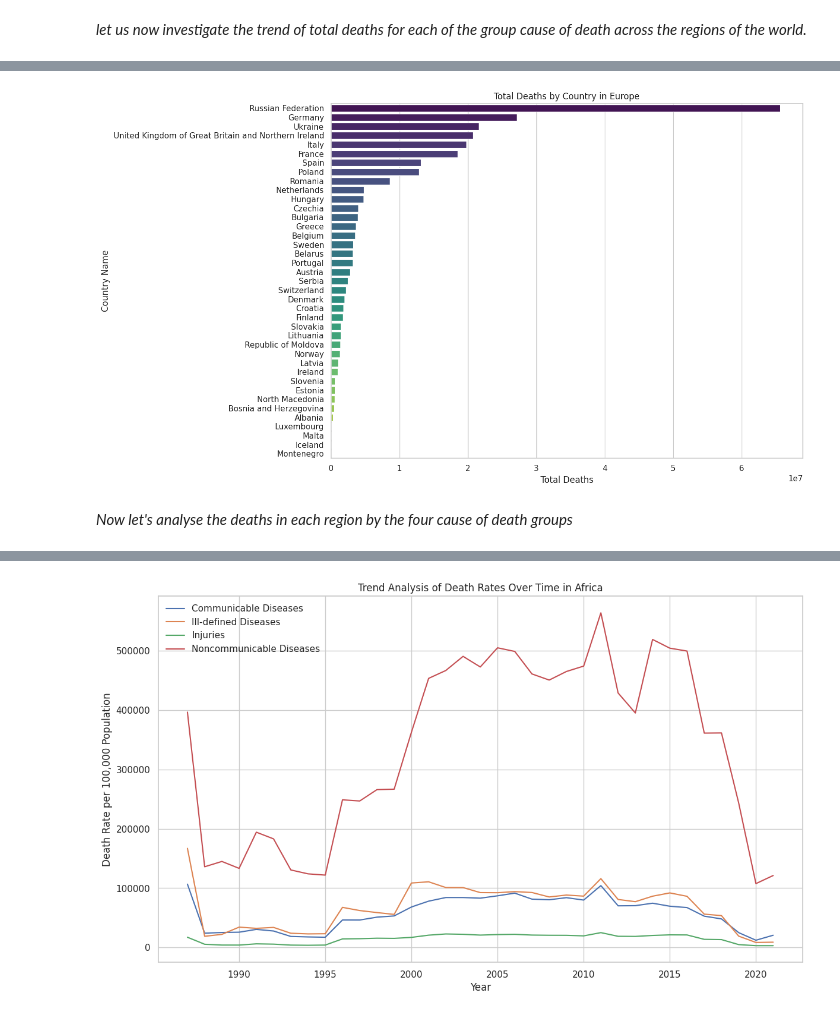
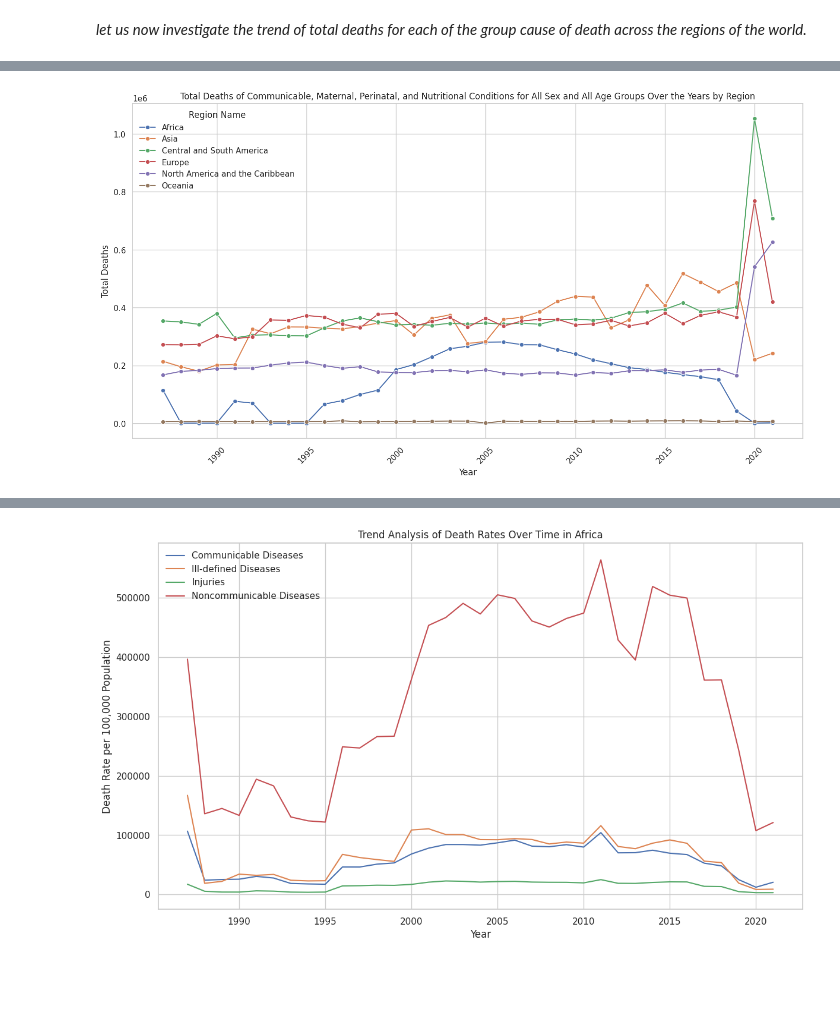
Before and after one commit to CEJ-Ezenezi/Global-Mortality-Analysis, a Jupyter notebook: global_mortality_patterns.ipynb, the cells around one changed output, grey strips where cells are left out. Drawn from its saved outputs; the diff is of its cells as text; code cells hidden in the pictures; blank space fills up the shorter version.

```diff
--- a/global_mortality_patterns.ipynb
+++ b/global_mortality_patterns.ipynb
@@ -178,26 +256,27 @@ We will further investigate the Europe region to see countries contributing most
 # %% [markdown]
 *let us now investigate the trend of total deaths for each of the group cause of death across the regions of the world.*
 # %%
-# Filter rows where Sex is "All" and Age group is "Age_all"
-filtered_data = merged_deaths_df[(merged_deaths_df['Sex'] == 'All') & (merged_deaths_df['Age Group'] == '[All]')]
+def plot_death_trends(df, number_of_deaths_column, title_suffix=''):
+    # Filter rows where Sex is "All" and Age group is "[All]"
+    filtered_data = df[(df['Sex'] == 'All') & (df['Age Group'] == '[All]')]
 
-# Group by Region Name and Year, then sum the Number of deaths
-grouped_data = filtered_data.groupby(['Region Name', 'Year'])['Number_com'].sum().reset_index()
+    # Group by Region Name and Year, then sum the specified number of deaths
+    grouped_data = filtered_data.groupby(['Region Name', 'Year'])[number_of_deaths_column].sum().reset_index()
 
-# Set the plot style
-sns.set(style="whitegrid")
+    # Set the plot style
+    sns.set(style="whitegrid")
 
-# Create the plot
-plt.figure(figsize=(14, 8))
-sns.lineplot(data=grouped_data, x='Year', y='Number_com', hue='Region Name', marker='o')
+    # Create the plot
+    plt.figure(figsize=(14, 8))
+    sns.lineplot(data=grouped_data, x='Year', y=number_of_deaths_column, hue='Region Name', marker='o')
 
-# Customize the plot
-plt.title('Total Deaths of communicable_maternal_perinatal_nutritional_conditions for All Sex and All Age Groups Over the Years by Region')
-plt.xlabel('Year')
-plt.ylabel('Total Deaths')
-plt.legend(title='Region Name')
-plt.xticks(rotation=45)
-plt.tight_layout()
+    # Customize the plot
+    plt.title(f'Total Deaths of {title_suffix} for All Sex and All Age Groups Over the Years by Region')
+    plt.xlabel('Year')
+    plt.ylabel('Total Deaths')
+    plt.legend(title='Region Name')
+    plt.xticks(rotation=45)
+    plt.tight_layout()
 
-# Show the plot
-plt.show()
+    # Show the plot
+    plt.show()
@@ -297,29 +283,4 @@ plt.show()
-# %%
-
-# Filter the merged data for the Europe region
-europe_deaths_data = filtered_data[filtered_data['Region Name'] == 'Europe']
-
-# Group by Country Code and sum the number of deaths
-country_deaths = europe_deaths_data.groupby('Country Name')['Total_Deaths'].sum().reset_index()
-
-# Sort the data to highlight the most affected country
-country_deaths = country_deaths.sort_values(by='Total_Deaths', ascending=False)
-
-sns.set(style="whitegrid")
-
-# Create the horizontal bar plot
-plt.figure(figsize=(14, 8))
-sns.barplot(data=country_deaths, y='Country Name', x='Total_Deaths', hue='Country Name', palette='viridis', legend=False)
-
-# Customize the plot
-plt.title('Total Deaths by Country in Europe')
-plt.xlabel('Total Deaths')
-plt.ylabel('Country Name')
-plt.tight_layout()
-
-# Show the plot
-plt.show()
-# %% [output]
-[figure, removed]
-# %% [markdown]
-*Now let's analyse the deaths in each region by the four cause of death groups*
+# %%
+plot_death_trends(merged_deaths_df, 'Number_com', 'Communicable, Maternal, Perinatal, and Nutritional Conditions')
+# %% [output]
+[figure, added]
```
Also changed, not shown: parts of 43 cells of this notebook.
